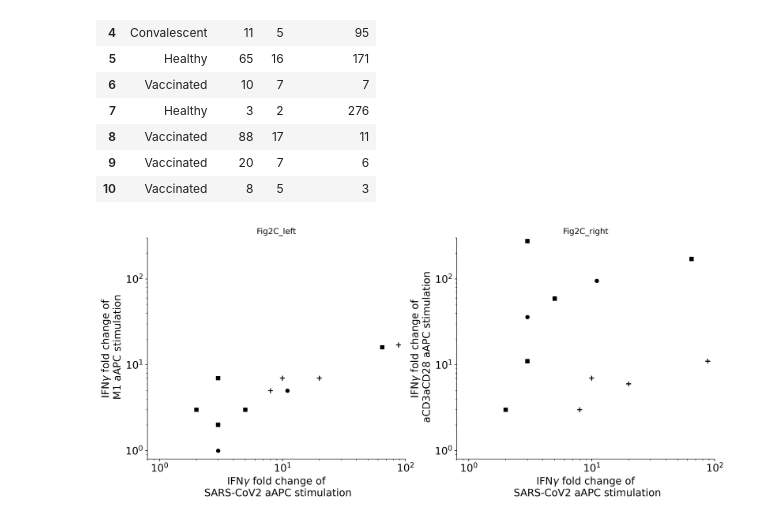
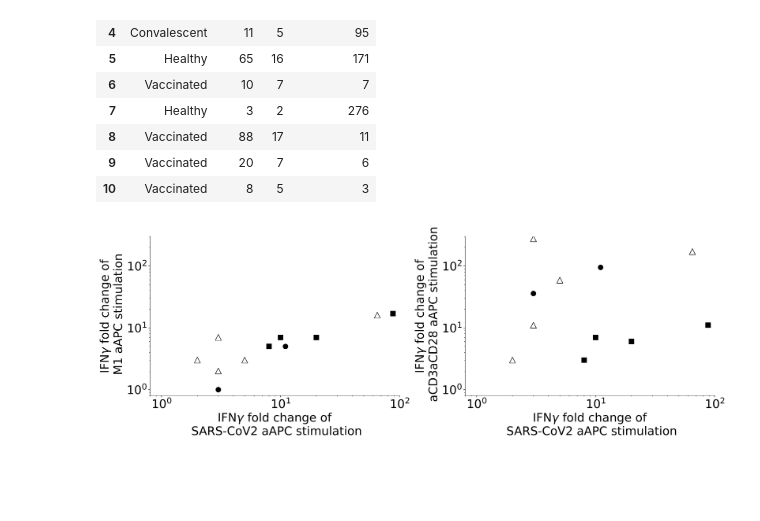
Before and after one commit to GaryWang7/COVID19_Cross_Reference, a Jupyter notebook: Paper_Plot/COVID_2020_Project/Plotting.ipynb, the cells around one changed output. Saved outputs shown, nothing was run; the diff lists cells and outputs as text; code cells hidden in the pictures; blank space fills up the shorter version.

```diff
--- a/Paper_Plot/COVID_2020_Project/Plotting.ipynb
+++ b/Paper_Plot/COVID_2020_Project/Plotting.ipynb
@@ -211,12 +230,15 @@ list(Fig2_C[(Fig2_C['Condition'] == 'Convalescent')]['aCD3aCD28']),\
 list(Fig2_C[(Fig2_C['Condition'] == 'Healthy')]['aCD3aCD28']),\
 list(Fig2_C[(Fig2_C['Condition'] == 'Vaccinated')]['aCD3aCD28'])
 # %%
-Fig2_2C, (C1, C2) = plt.subplots(1, 2,figsize=(15,6),dpi = 400)
-
+Fig2_2C, (C1, C2) = plt.subplots(1, 2,figsize=(18,6),dpi = 400)
+cir_size = 400
+tri_size = 150
+cross_size = 100
+lab_size = 24
 # Left--M1 vs SARS_CoV2
-C1.scatter(C1_CP_SARS,C1_CP_M1, marker='.',color = 'k',s = 110)
-C1.scatter(C1_Healthy_SARS,C1_Healthy_M1, marker = ',',color = 'k', s = 30)
-C1.scatter(C1_Vac_SARS,C1_Vac_M1, marker = '+',color = 'k', s = 50)
+C1.scatter(C1_CP_SARS,C1_CP_M1, marker='.',color = 'k',s = cir_size)
+C1.scatter(C1_Healthy_SARS,C1_Healthy_M1, marker = '^',facecolors='none',color = 'k', s = tri_size)
+C1.scatter(C1_Vac_SARS,C1_Vac_M1, marker = ',',color = 'k', s = cross_size)
 # Axis log scale
 C1.set_yscale('log')
 C1.set_xscale('log')
@@ -225,39 +247,40 @@ C1.set_ylim(ymin=0.8,ymax =300)
 C1.set_xlim(xmin=0.8,xmax = 100)
 # Hide right and top spines
 C1.spines['right'].set_visible(False)
 C1.spines['top'].set_visible(False)
 C1.yaxis.set_ticks_position('left')
 C1.xaxis.set_ticks_position('bottom')
 # Axes Names
 C1.set_xlabel('IFN$\gamma$ fold change of \n SARS-CoV2 aAPC stimulation')
 C1.set_ylabel('IFN$\gamma$ fold change of \n M1 aAPC stimulation')
-C1.set_title('Fig2C_left')
+#C1.set_title('Fig2C_left')
 
 # Right -- aCD3aCD28 vs SARS_CoV2
-C2.scatter(C1_CP_SARS,C2_CP_aa, marker='.',color = 'k',s = 110)
-C2.scatter(C1_Healthy_SARS,C2_Healthy_aa, marker = ',',color = 'k', s = 30)
-C2.scatter(C1_Vac_SARS,C2_Vac_aa, marker = '+',color = 'k', s = 50)
+C2.scatter(C1_CP_SARS,C2_CP_aa, marker='.',color = 'k',s = cir_size)
+C2.scatter(C1_Healthy_SARS,C2_Healthy_aa, marker = '^',facecolors='none',color = 'k', s = tri_size)
+C2.scatter(C1_Vac_SARS,C2_Vac_aa, marker = ',',color = 'k', s = cross_size)
 # Limits
 # Axis log scale
 C2.set_yscale('log')
 C2.set_xscale('log')
 # Axis limits
 C2.set_ylim(ymin=0.8,ymax =300)
 C2.set_xlim(xmin=0.8,xmax = 100)
 # Hide right and top spines
 C2.spines['right'].set_visible(False)
 C2.spines['top'].set_visible(False)
 C2.yaxis.set_ticks_position('left')
 C2.xaxis.set_ticks_position('bottom')
 # Axes Names
 C2.set_xlabel('IFN$\gamma$ fold change of \n SARS-CoV2 aAPC stimulation')
 C2.set_ylabel('IFN$\gamma$ fold change of \n aCD3aCD28 aAPC stimulation')
-C2.set_title('Fig2C_right')
+#C2.set_title('Fig2C_right')
 # Font sizes
-plt.rc('axes', labelsize=15)
-plt.rc('xtick', labelsize=15)
-plt.rc('ytick', labelsize=15)
+plt.rc('axes', labelsize=lab_size)
+plt.rc('xtick', labelsize=lab_size)
+plt.rc('ytick', labelsize=lab_size)
+plt.tight_layout()
 # Save Fig
 Fig2_2C.savefig('Fig2C.png',bbox_inches='tight')
 # %% [output]
-[figure, old version]
+[figure, new version]
```
Also changed, not shown: parts of 2 cells of this notebook, 3 other files.
